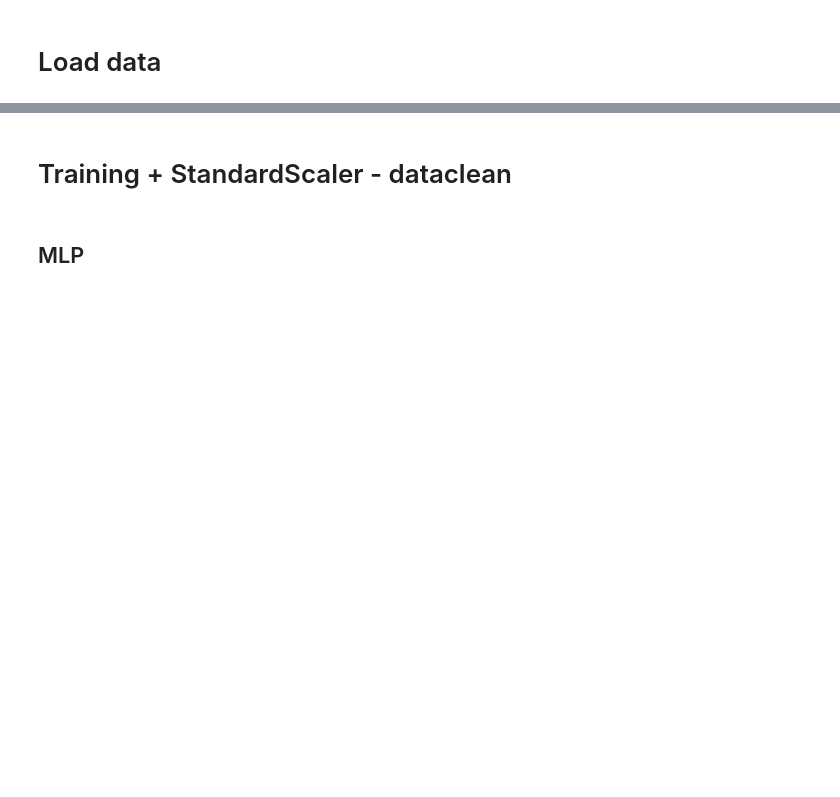
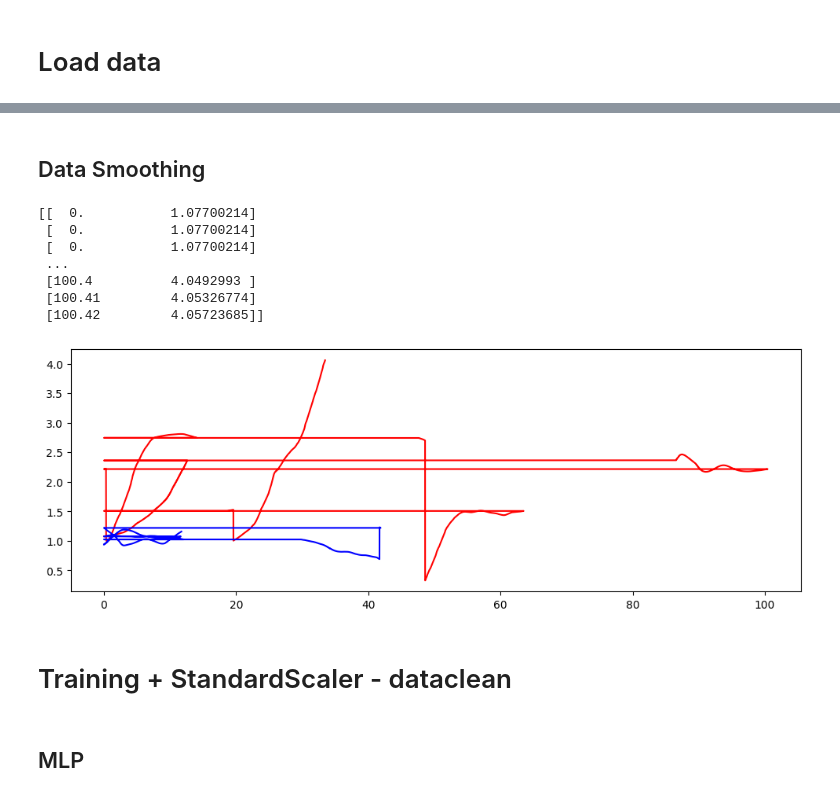
Before and after one commit to FSYFSYFSY/CMPT353_Project, a Jupyter notebook: program.ipynb, the cells around one changed output, grey strips where cells are left out. Drawn from its saved outputs; the diff is of its cells as text; code cells hidden in the pictures; blank space fills up the shorter version.

```diff
--- a/program.ipynb
+++ b/program.ipynb
@@ -79,3 +81,31 @@ pandas.core.frame.DataFrame
+# %% [markdown]
+## Data Smoothing
+# %%
+#Smooth User speed over time for entire list of dataframe
+import matplotlib.pyplot as plt
+import statsmodels.api as sm
+from pykalman import KalmanFilter
+lowess = sm.nonparametric.lowess
+
+#Output graph of smoothed speed over time
+plt.figure(figsize=(12, 4))
+run_loess_smoothed = lowess(run_df['speed'], run_df['time'], frac=0.085)
+walk_loess_smoothed = lowess(walk_df['speed'], walk_df['time'], frac=0.085)
+
+#Output plot
+#plt.plot(file['time'], file['speed'], 'b.', alpha=0.5, label='Raw Data')
+plt.plot(run_df['time'], run_loess_smoothed[:, 1], 'r-', label='LOWESS', color='red')
+plt.plot(walk_df['time'], walk_loess_smoothed[:, 1], 'r-', label='LOWESS', color='blue')
+plt.show()
+# %% [output]
+[[  0.           1.07700214]
+ [  0.           1.07700214]
+ [  0.           1.07700214]
+ ...
+ [100.4          4.0492993 ]
+ [100.41         4.05326774]
+ [100.42         4.05723685]]
+[figure, added]
 # %% [markdown]
 # Training + StandardScaler - dataclean
 # %%
```
Also changed, not shown: parts of 7 cells of this notebook.
